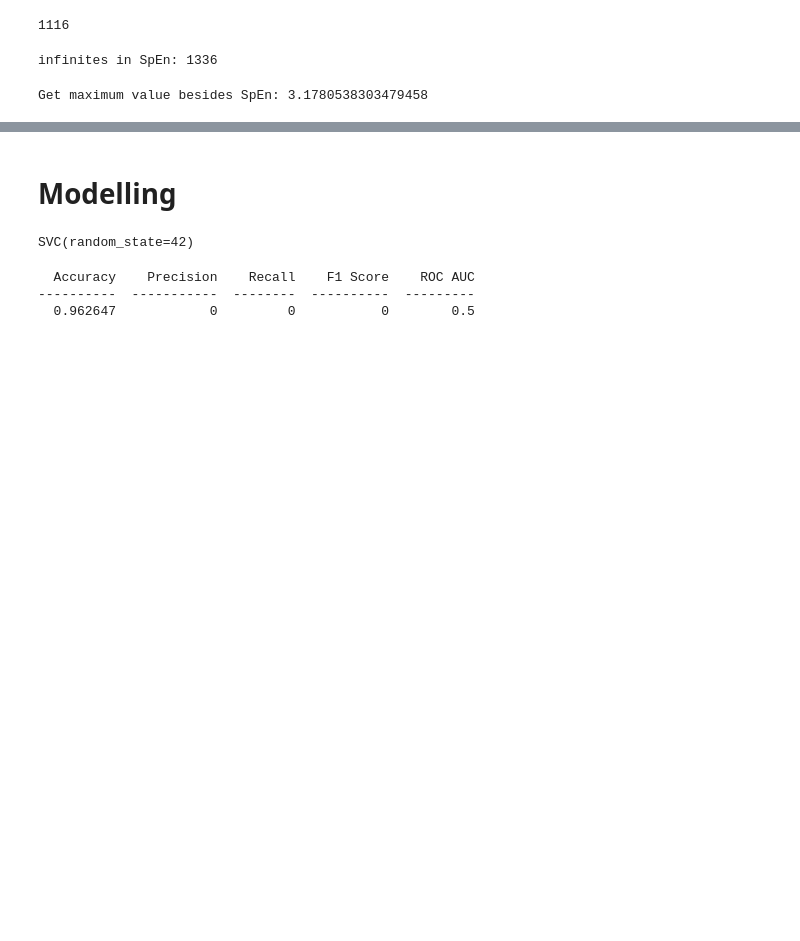
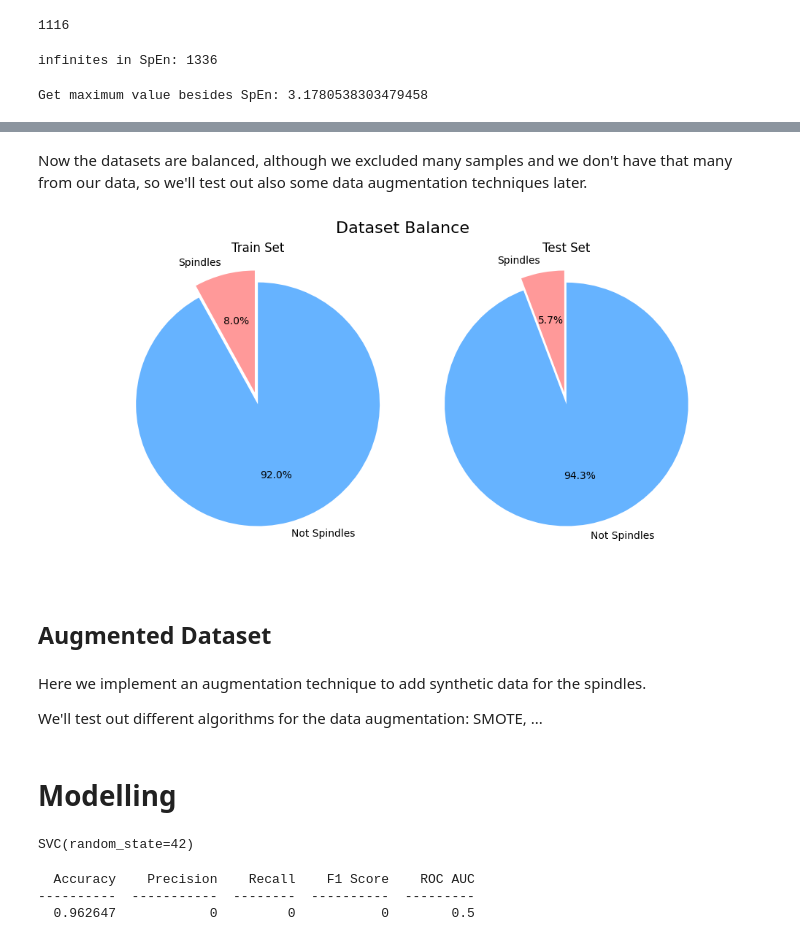
Before and after one commit to FabioLddo/personalized_sleep_spindle_detection, a Jupyter notebook: Project_Gubeli_Ippolito_Loddo.ipynb, the cells around one changed output, grey strips where cells are left out. Saved outputs shown, nothing was run; the diff lists cells and outputs as text; code cells hidden in the pictures; blank space fills up the shorter version.

```diff
--- a/Project_Gubeli_Ippolito_Loddo.ipynb
+++ b/Project_Gubeli_Ippolito_Loddo.ipynb
@@ -604,2 +832,49 @@ dtype: int64
+# %% [markdown]
+Now the datasets are balanced, although we excluded many samples and we don't have that many from our data, so we'll test out also some data augmentation techniques later.
+# %%
+# Calculate the counts for train set
+train_positive_count = df_train_bal['is_spindle'].sum()
+train_negative_count = len(df_train_bal) - train_positive_count
+
+# Calculate the counts for test set
+test_positive_count = df_test_bal['is_spindle'].sum()
+test_negative_count = len(df_test_bal) - test_positive_count
+
+# Create a figure with two subplots
+fig, (ax1, ax2) = plt.subplots(1, 2, figsize=(10, 5))
+
+# Train set pie chart
+train_labels = ['Spindles', 'Not Spindles']
+train_sizes = [train_positive_count, train_negative_count]
+train_colors = ['#ff9999', '#66b3ff']
+train_explode = (0.1, 0)
+
+ax1.pie(train_sizes, labels=train_labels, colors=train_colors, explode=train_explode,
+        autopct='%1.1f%%', startangle=90)
+ax1.set_title('Train Set')
+
+# Test set pie chart
+test_labels = ['Spindles', 'Not Spindles']
+test_sizes = [test_positive_count, test_negative_count]
+test_colors = ['#ff9999', '#66b3ff']
+test_explode = (0.1, 0)
+
+ax2.pie(test_sizes, labels=test_labels, colors=test_colors, explode=test_explode,
+        autopct='%1.1f%%', startangle=90)
+ax2.set_title('Test Set')
+
+ax1.axis('equal')
+ax2.axis('equal')
+fig.suptitle('Dataset Balance', fontsize=16)
+
+plt.show()
+# %% [output]
+[figure, added]
+# %% [markdown]
+## Augmented Dataset
+# %% [markdown]
+Here we implement an augmentation technique to add synthetic data for the spindles.
+
+We'll test out different algorithms for the data augmentation: SMOTE, ...
 # %% [markdown]
 # Modelling
```
Also changed, not shown: parts of 22 cells of this notebook.
